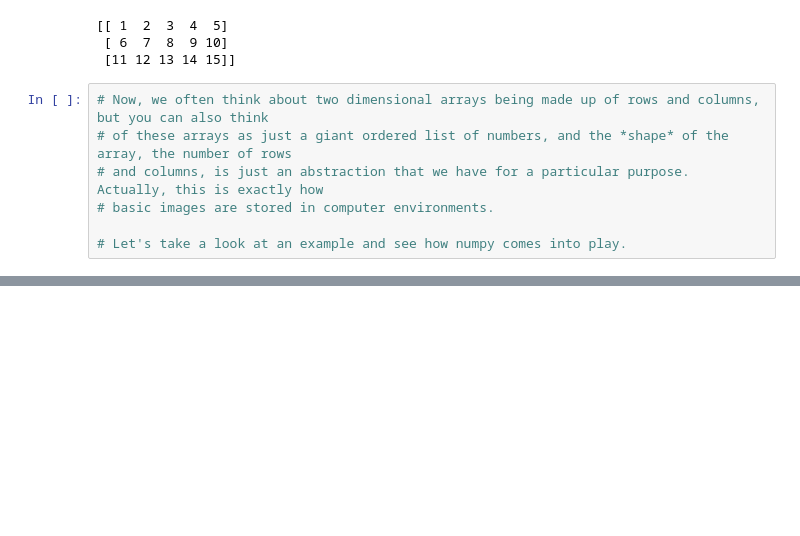
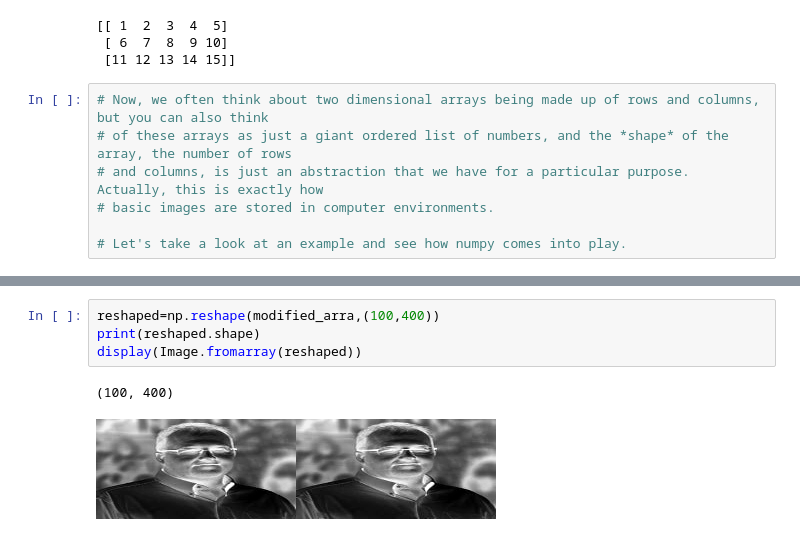
Before and after one commit to elouardyabderrahim/learning-data, a Jupyter notebook: myJupyter.ipynb, the cells around one changed output, grey strips where cells are left out. Saved outputs shown, nothing was run; the diff lists cells and outputs as text; blank space fills up the shorter version.

```diff
--- a/myJupyter.ipynb
+++ b/myJupyter.ipynb
@@ -661,0 +714,7 @@ print(three_five)
+# %%
+reshaped=np.reshape(modified_arra,(100,400))
+print(reshaped.shape)
+display(Image.fromarray(reshaped))
+# %% [output]
+(100, 400)
+[figure, added]
```
Also changed, not shown: parts of 6 cells of this notebook.
